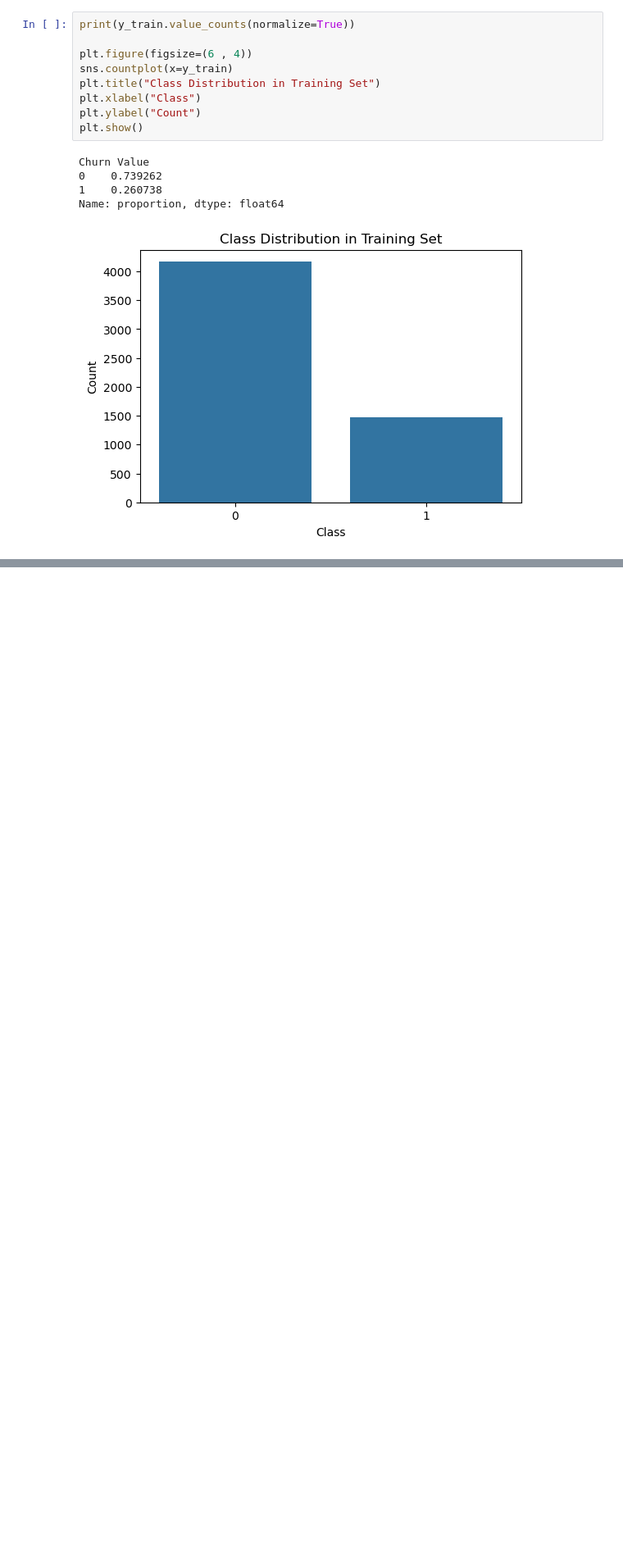
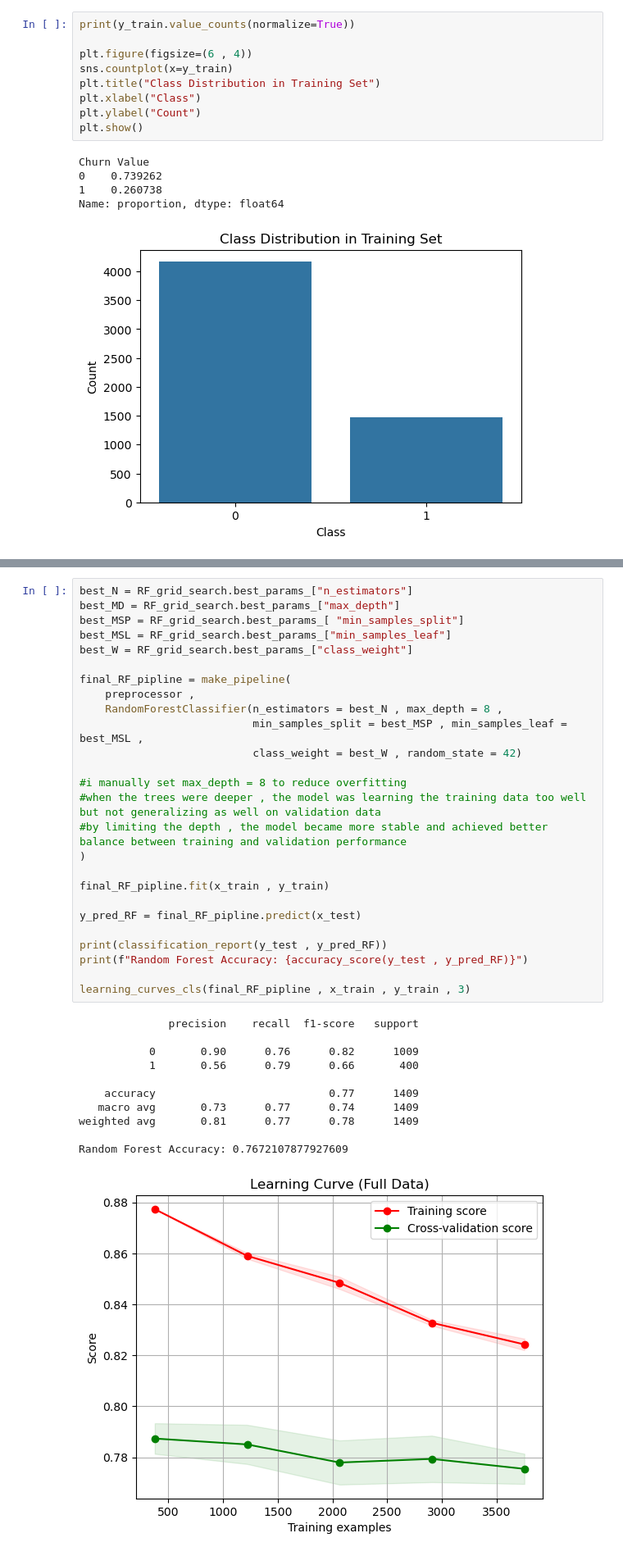
Before and after one commit to ameennasaireh10-hash/customer-churn-prediction, a Jupyter notebook: Customer Churn project.ipynb, the cells around one changed output, grey strips where cells are left out. Shown at 82% size. Cells and saved outputs as stored; diff of their text form; blank space fills up the shorter version.

```diff
--- a/Customer Churn project.ipynb
+++ b/Customer Churn project.ipynb
@@ -302,0 +573,38 @@ Name: proportion, dtype: float64
+# %%
+best_N = RF_grid_search.best_params_["n_estimators"]
+best_MD = RF_grid_search.best_params_["max_depth"]
+best_MSP = RF_grid_search.best_params_[ "min_samples_split"]
+best_MSL = RF_grid_search.best_params_["min_samples_leaf"]
+best_W = RF_grid_search.best_params_["class_weight"]
+
+final_RF_pipline = make_pipeline(
+    preprocessor ,
+    RandomForestClassifier(n_estimators = best_N , max_depth = 8 ,
+                           min_samples_split = best_MSP , min_samples_leaf = best_MSL ,
+                           class_weight = best_W , random_state = 42)
+
+#i manually set max_depth = 8 to reduce overfitting
+#when the trees were deeper , the model was learning the training data too well but not generalizing as well on validation data
+#by limiting the depth , the model became more stable and achieved better balance between training and validation performance
+)
+
+final_RF_pipline.fit(x_train , y_train)
+
+y_pred_RF = final_RF_pipline.predict(x_test)
+
+print(classification_report(y_test , y_pred_RF))
+print(f"Random Forest Accuracy: {accuracy_score(y_test , y_pred_RF)}")
+
+learning_curves_cls(final_RF_pipline , x_train , y_train , 3)
+# %% [output]
+              precision    recall  f1-score   support
+
+           0       0.90      0.76      0.82      1009
+           1       0.56      0.79      0.66       400
+
+    accuracy                           0.77      1409
+   macro avg       0.73      0.77      0.74      1409
+weighted avg       0.81      0.77      0.78      1409
+
+Random Forest Accuracy: 0.7672107877927609
+[figure, added]
```
Also changed, not shown: parts of 19 cells of this notebook.
